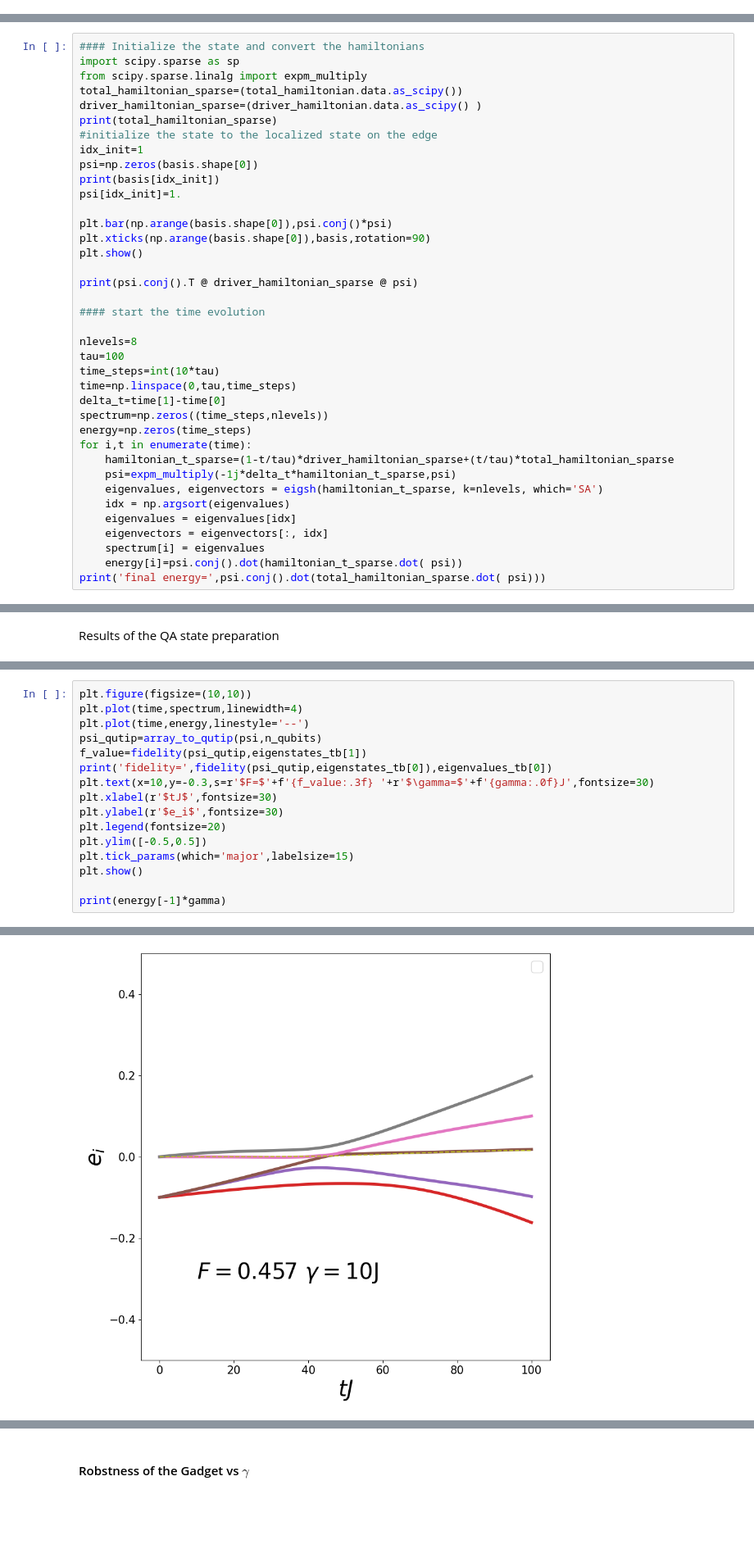
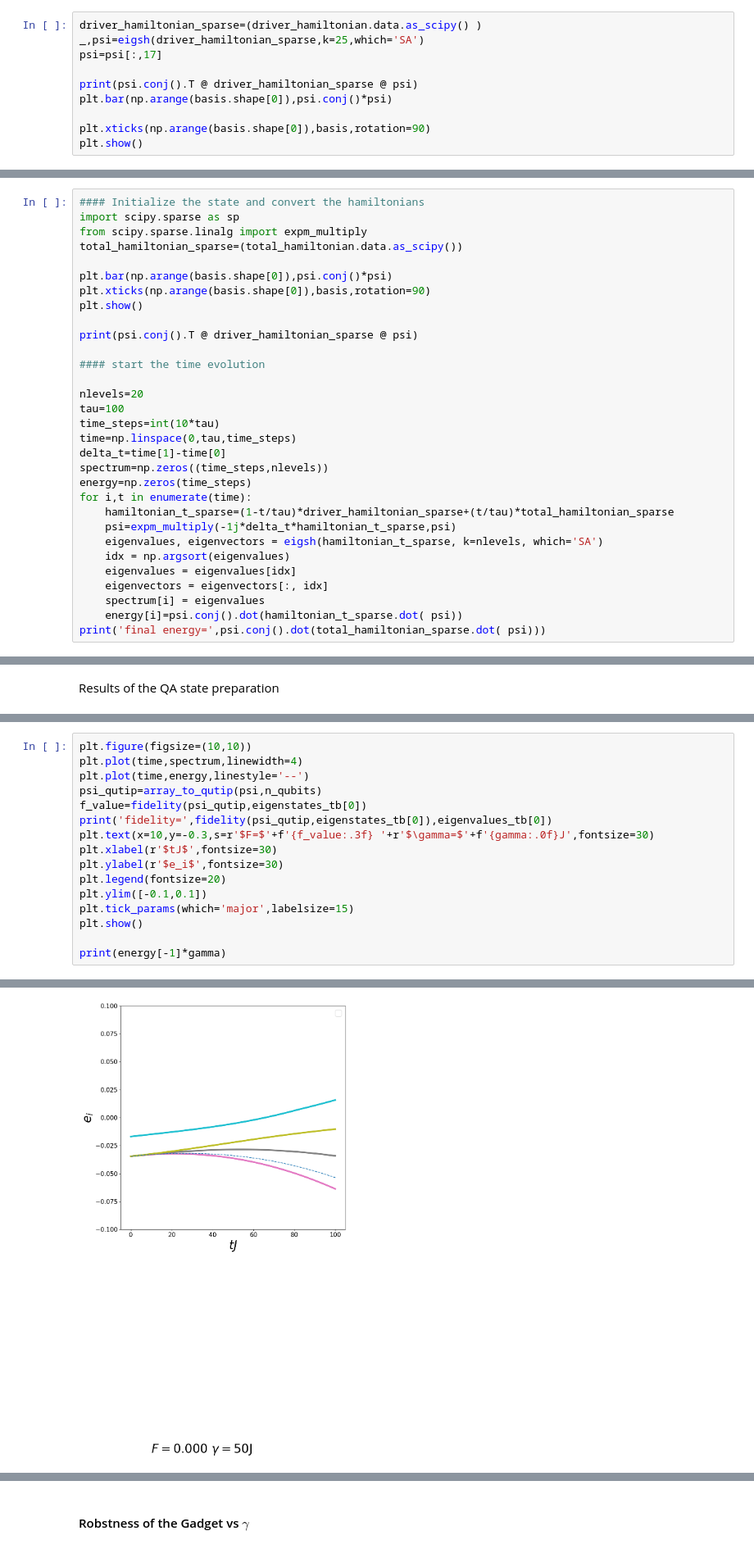
Before and after one commit to emacosta95/Gadget4NSMForQuantumSimulators, a Jupyter notebook: EncodingOtherTopologies.ipynb, the cells around one changed output, grey strips where cells are left out. Shown at 82% size. Drawn from its saved outputs; the diff is of its cells as text; blank space fills up the shorter version.

```diff
--- a/EncodingOtherTopologies.ipynb
+++ b/EncodingOtherTopologies.ipynb
@@ -551,2 +487,12 @@ idx_init=np.argsort(driver_hamiltonian.full().diagonal())[5]
 # %% [markdown]
 Then we get the state preparation, initializing the state and evolving the interpolate hamiltonian
+# %%
+driver_hamiltonian_sparse=(driver_hamiltonian.data.as_scipy() )
+_,psi=eigsh(driver_hamiltonian_sparse,k=25,which='SA')
+psi=psi[:,17]
+
+print(psi.conj().T @ driver_hamiltonian_sparse @ psi)
+plt.bar(np.arange(basis.shape[0]),psi.conj()*psi)
+
+plt.xticks(np.arange(basis.shape[0]),basis,rotation=90)
+plt.show()
@@ -557,13 +506,6 @@ Time evolution
 import scipy.sparse as sp
 from scipy.sparse.linalg import expm_multiply
 total_hamiltonian_sparse=(total_hamiltonian.data.as_scipy())
-driver_hamiltonian_sparse=(driver_hamiltonian.data.as_scipy() )
-print(total_hamiltonian_sparse)
-#initialize the state to the localized state on the edge
-idx_init=1
-psi=np.zeros(basis.shape[0])
-print(basis[idx_init])
-psi[idx_init]=1.
 
 plt.bar(np.arange(basis.shape[0]),psi.conj()*psi)
 plt.xticks(np.arange(basis.shape[0]),basis,rotation=90)
@@ -573,7 +515,7 @@ print(psi.conj().T @ driver_hamiltonian_sparse @ psi)
 
 #### start the time evolution
 
-nlevels=8
+nlevels=20
 tau=100
 time_steps=int(10*tau)
 time=np.linspace(0,tau,time_steps)
@@ -631,13 +560,13 @@ plt.figure(figsize=(10,10))
 plt.plot(time,spectrum,linewidth=4)
 plt.plot(time,energy,linestyle='--')
 psi_qutip=array_to_qutip(psi,n_qubits)
-f_value=fidelity(psi_qutip,eigenstates_tb[1])
+f_value=fidelity(psi_qutip,eigenstates_tb[0])
 print('fidelity=',fidelity(psi_qutip,eigenstates_tb[0]),eigenvalues_tb[0])
 plt.text(x=10,y=-0.3,s=r'$F=$'+f'{f_value:.3f} '+r'$\gamma=$'+f'{gamma:.0f}J',fontsize=30)
 plt.xlabel(r'$tJ$',fontsize=30)
 plt.ylabel(r'$e_i$',fontsize=30)
 plt.legend(fontsize=20)
-plt.ylim([-0.5,0.5])
+plt.ylim([-0.1,0.1])
 plt.tick_params(which='major',labelsize=15)
 plt.show()
 
@@ -647 +576 @@ fidelity= 0.0544443216579539 -2.2360679774997854
-[figure, old version]
+[figure, new version]
```
Also changed, not shown: parts of 15 cells of this notebook, 2 other files.
